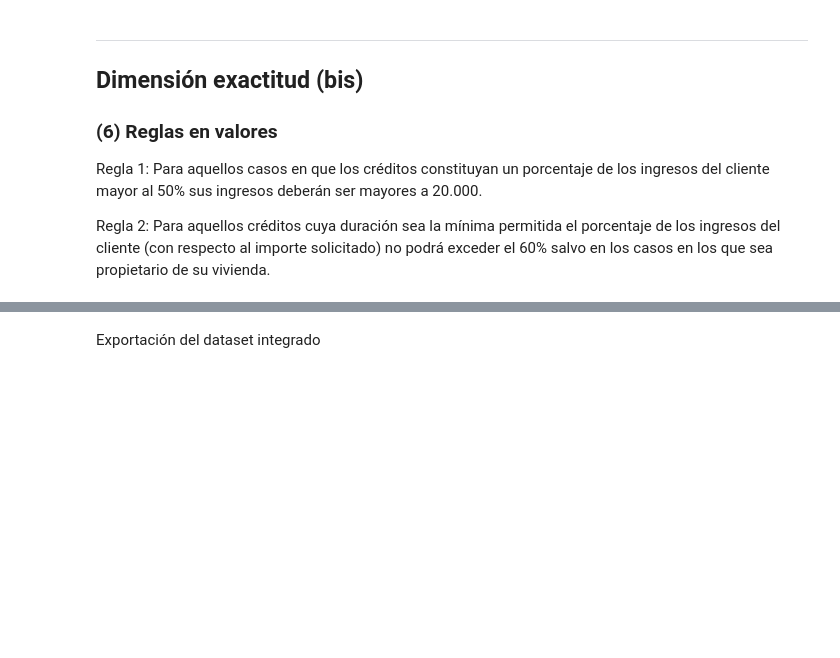
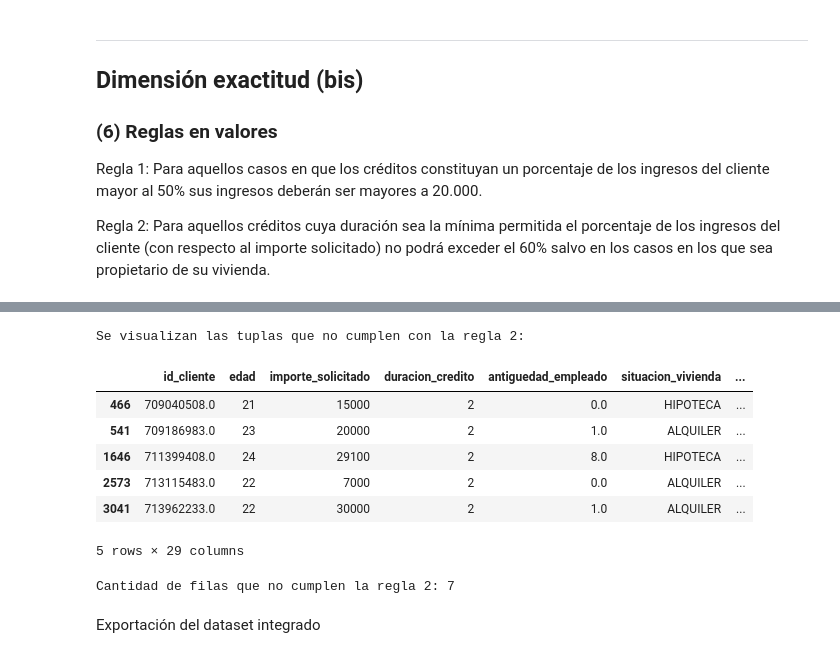
Before and after one commit to LuisMiguelPlasencia/AP1-LuisMiguelPlasencia, a Jupyter notebook: notebooks/CD03-Verificacion-calidad.ipynb, the cells around one changed output, grey strips where cells are left out. Cells and saved outputs as stored; diff of their text form; code cells hidden in the pictures; blank space fills up the shorter version.

```diff
--- a/notebooks/CD03-Verificacion-calidad.ipynb
+++ b/notebooks/CD03-Verificacion-calidad.ipynb
@@ -532,3 +1226,41 @@ print(f"Cantidad de filas que no cumplen la regla: {aux.shape[0]}")
+# %%
+# Regla 2: Si duración del crédito es la mínima, el pct_ingreso no puede superar el 60%
+# salvo que la situación de vivienda sea 'PROPIA'
+
+# Se puede definir la función de validación
+def regla_duracion_minima_pct_ingreso(row, duracion_minima):
+    if row.duracion_credito == duracion_minima:
+        if row.pct_ingreso > 0.6 and row.situacion_vivienda.strip().upper() != 'PROPIA':
+            return 'err'
+    return 'ok'
+
+# Determinar duración mínima permitida en el dataset
+duracion_minima = df_integrado['duracion_credito'].min()
+
+# Aplicar la función fila a fila
+regla2_resultado = df_integrado.apply(lambda row: regla_duracion_minima_pct_ingreso(row, duracion_minima), axis=1)
+regla2_resultado = regla2_resultado.rename("regla_duracion_pct_ingreso")
+
+# Unir al dataframe original
+df_resultado = pd.concat([df_resultado, regla2_resultado], axis=1)
+
+# Mostrar filas que no cumplen la regla
+print("Se visualizan las tuplas que no cumplen con la regla 2:\n")
+display(df_resultado[df_resultado.regla_duracion_pct_ingreso == 'err'].head())
+
+# Verificar cantidad
+errores_regla2 = df_resultado[df_resultado.regla_duracion_pct_ingreso == 'err']
+print(f"Cantidad de filas que no cumplen la regla 2: {errores_regla2.shape[0]}")
+# %% [output]
+Se visualizan las tuplas que no cumplen con la regla 2:
+|  | id_cliente | edad | importe_solicitado | duracion_credito | antiguedad_empleado | situacion_vivienda | ... |
+| 466 | 709040508.0 | 21 | 15000 | 2 | 0.0 | HIPOTECA | ... |
+| 541 | 709186983.0 | 23 | 20000 | 2 | 1.0 | ALQUILER | ... |
+| 1646 | 711399408.0 | 24 | 29100 | 2 | 8.0 | HIPOTECA | ... |
+| 2573 | 713115483.0 | 22 | 7000 | 2 | 0.0 | ALQUILER | ... |
+| 3041 | 713962233.0 | 22 | 30000 | 2 | 1.0 | ALQUILER | ... |
+5 rows × 29 columns
+Cantidad de filas que no cumplen la regla 2: 7
 # %% [markdown]
 Exportación del dataset integrado
 # %%
```
Also changed, not shown: parts of 34 cells of this notebook, 3 other files.
